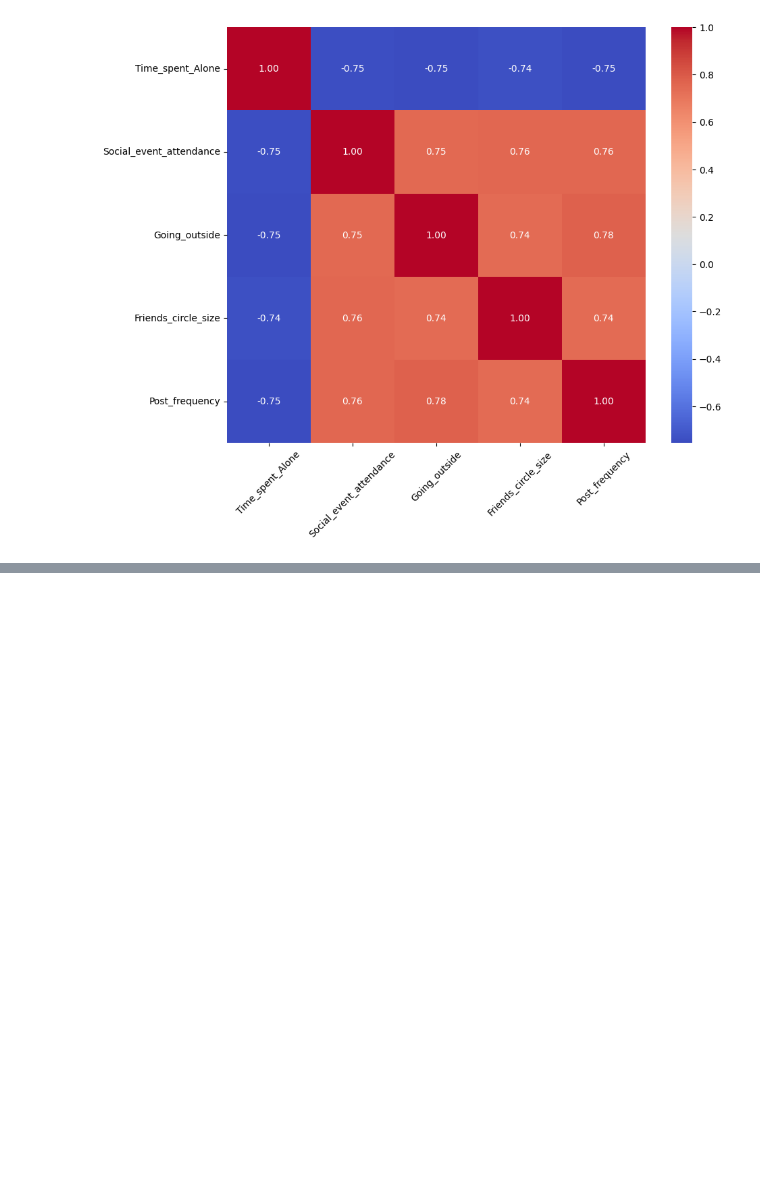
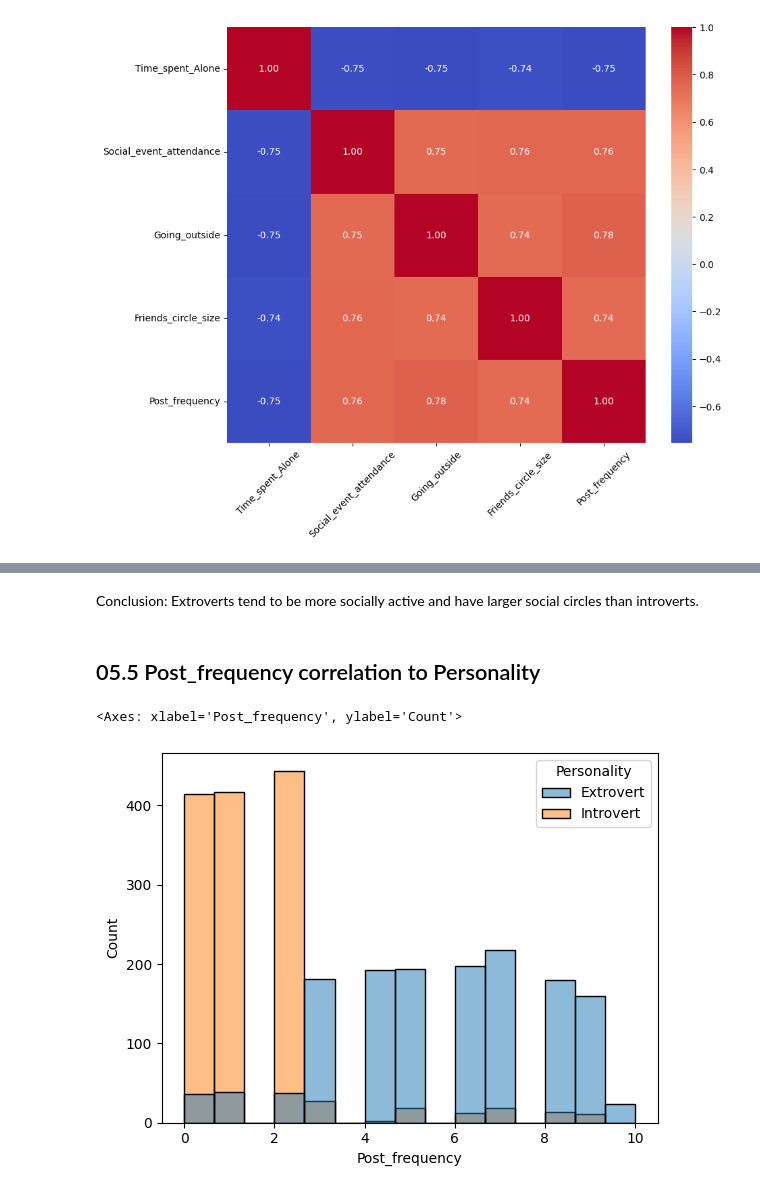
Before and after one commit to stanislavkuca/data-analysis-project-personality-types, a Jupyter notebook: project_personality_types.ipynb, the cells around one changed output, grey strips where cells are left out. Drawn from its saved outputs; the diff is of its cells as text; code cells hidden in the pictures; blank space fills up the shorter version.

```diff
--- a/project_personality_types.ipynb
+++ b/project_personality_types.ipynb
@@ -177,0 +196,9 @@ plt.show
+# %% [markdown]
+Conclusion: Extroverts tend to be more socially active and have larger social circles than introverts.
+# %% [markdown]
+## 05.5 Post_frequency correlation to Personality
+# %%
+sns.histplot(data=df_personality, x='Post_frequency', hue='Personality')
+# %% [output]
+<Axes: xlabel='Post_frequency', ylabel='Count'>
+[figure, added]
```
Also changed, not shown: parts of 16 cells of this notebook, 2 other files.
